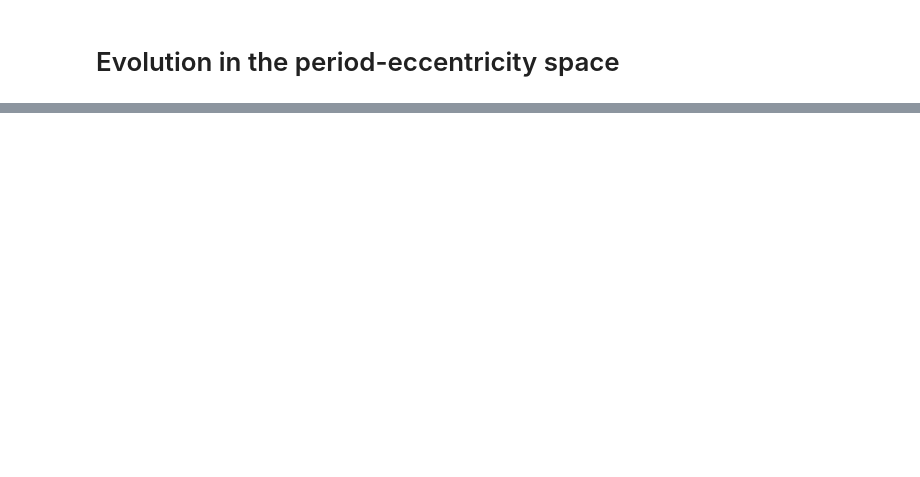
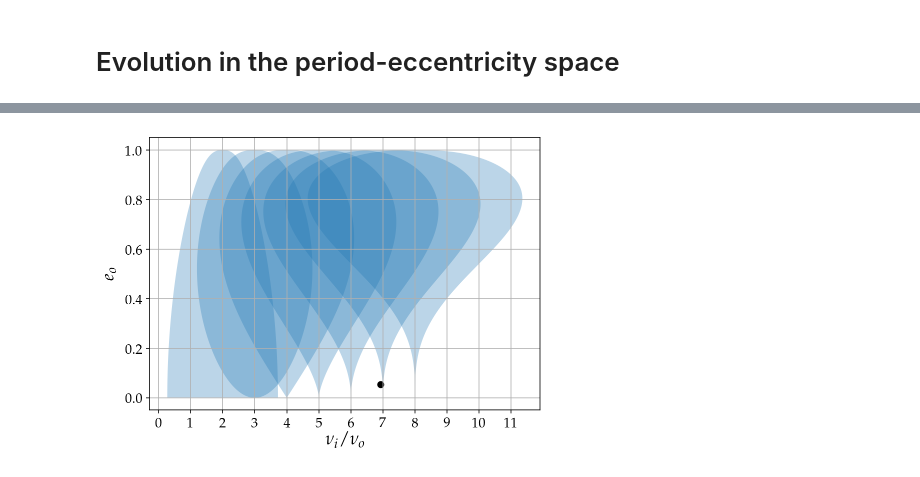
Before and after one commit to fbartolic/master_thesis, a Jupyter notebook: notebooks/stellar_evolution.ipynb, the cells around one changed output, grey strips where cells are left out. Drawn from its saved outputs; the diff is of its cells as text; code cells hidden in the pictures; blank space fills up the shorter version.

```diff
--- a/notebooks/stellar_evolution.ipynb
+++ b/notebooks/stellar_evolution.ipynb
@@ -271,30 +182,64 @@ NameError: name 'output' is not defined
 # %%
-# def plot_resonances(ax, m1, m2, m3, e_i, e, P_i, P_o):
-#     def resonance_width(m1, m2, m3, n, e_i, e_o):
-#         m123 = m1 + m2 + m3
-#         m12 = m1 + m2
-#         xi = np.arccosh(1/e_o) - np.sqrt(1 - e_o**2)
-#         tmp = (6*0.71**.5/((2*np.pi)**(1/4.)))*\
-#                 (m3/m123 + n**(2/3.) *(m12/m123)**(2/3.)*(m1*m2/m12**2))**.5 *\
-#                 (e_i**.5/e_o)*(1 - 13/24.*e_i**2.)**.5*(1 - e_o**2)**(3/8.)*\
-#                 n**(3/4.)*np.exp(-n*xi/2.);
-#         return tmp
+def plot_resonances(ax, m1, m2, m3, e_i, e, P_i, P_o):
+    def resonance_width(m1, m2, m3, n, e_i, e_o):
+        m123 = m1 + m2 + m3
+        m12 = m1 + m2
+        xi = np.arccosh(1/e_o) - np.sqrt(1 - e_o**2)
+        tmp = (6*0.71**.5/((2*np.pi)**(1/4.)))*\
+                (m3/m123 + n**(2/3.) *(m12/m123)**(2/3.)*(m1*m2/m12**2))**.5 *\
+                (e_i**.5/e_o)*(1 - 13/24.*e_i**2.)**.5*(1 - e_o**2)**(3/8.)*\
+                n**(3/4.)*np.exp(-n*xi/2.);
+        return tmp
 
-#     e_o = np.linspace(0, 1, 1000)
+    e_o = np.linspace(0, 1, 1000)
 
-#     for n in range(2, 9):
-#         width = resonance_width(m1, m2, m3, n, e_i, e_o)
-#         ax.fill_betweenx(e_o, -width + n, width + n, facecolor='C0', alpha=0.3)
+    for n in range(2, 9):
+        width = resonance_width(m1, m2, m3, n, e_i, e_o)
+        ax.fill_betweenx(e_o, -width + n, width + n, facecolor='C0', alpha=0.3)
 
-#     ax.grid(True)
-# #     ax.set_xlim(0, 12)
-#     ax.set_xlabel(r'$\nu_i/\nu_o$')
-#     ax.set_ylabel(r'$e_o$')
-#     ax.set_xticks(np.arange(0, 13))
-#     ax.scatter(P_o/P_i, e, color='black')
-#     ax.legend()
+    ax.grid(True)
+#     ax.set_xlim(0, 12)
+    ax.set_xlabel(r'$\nu_i/\nu_o$')
+    ax.set_ylabel(r'$e_o$')
+    ax.set_xticks(np.arange(0, 13))
+    ax.scatter(P_o/P_i, e, color='black')
+    ax.legend()
 
-# fig, ax = plt.subplots(figsize=(7,5))
-# x = 1985
-# plot_resonances(ax, output[x, 1], output[x, 2], 1e-04,
-#                 output[x, 5], 0.04, output[x, 6]*365.2, 131.4)
+
+system = 'PH-1 A(ab) b'
+output = evolve_binary(13700, cbp_transit.loc[system,'mstar1'],
+                       cbp_transit.loc[system,'mstar2'], 0.02,
+                           cbp_transit.loc[system,'P_binary'],
+                           cbp_transit.loc[system,'e_binary'])
+
+
+fig, ax = plt.subplots(figsize=(7,5))
+
+plot_resonances(ax,
+                output['M1'].iloc[0],
+                output['M2'].iloc[0],
+                1e-04,
+                output['e'].iloc[0],
+                cbp_transit.loc[system,'e'],
+                output['P'].iloc[0],
+                cbp_transit.loc[system,'P'])
+
+GB = output['type1'].values == 3
+
+m1 = output['M1'].iloc[GB]
+m2 = output['M2'].iloc[GB]
+e = output['e'].iloc[GB]
+P = output['P'].iloc[GB]
+
+fig, ax2 = plt.subplots(figsize=(7,5))
+
+plot_resonances(ax2,
+                m1.iloc[-1600],
+                m2.iloc[-1600],
+                1e-04,
+                e.iloc[-1600],
+                cbp_transit.loc[system,'e'],
+                P.iloc[-1600],
+                cbp_transit.loc[system,'P'])
+# %% [output]
+[figure, added]
```
Also changed, not shown: parts of 12 cells of this notebook, 31 other files.
